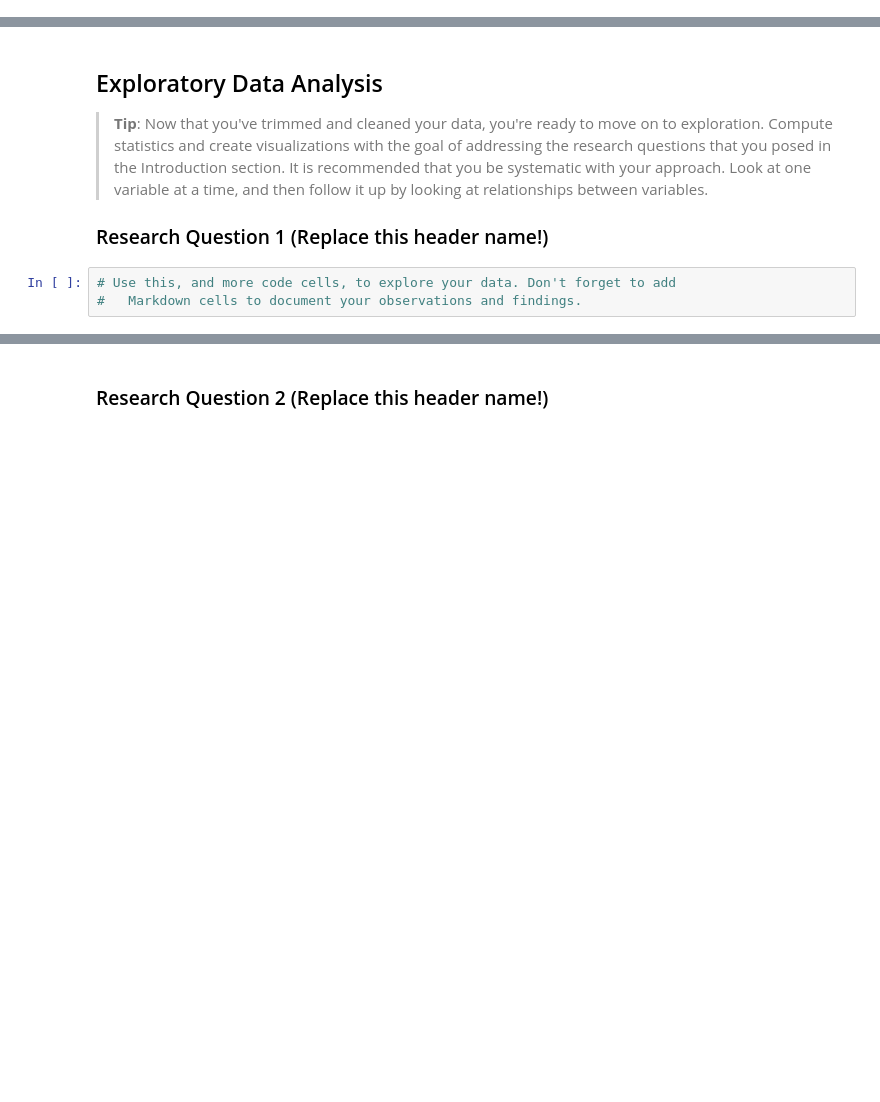
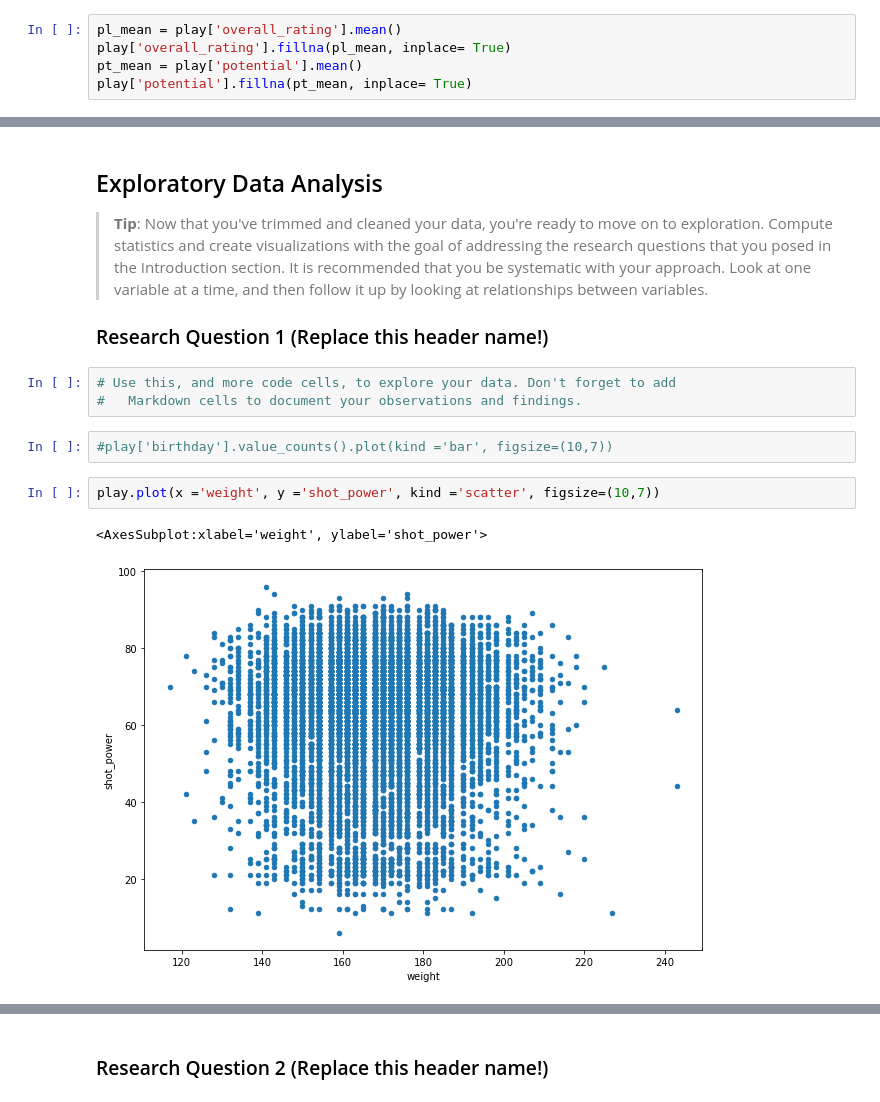
Before and after one commit to btrian/soccerdb, a Jupyter notebook: kaggle soccer.ipynb, the cells around one changed output, grey strips where cells are left out. Drawn from its saved outputs; the diff is of its cells as text; blank space fills up the shorter version.

Commit message:
.ipynb: created charts

```diff
--- a/kaggle soccer.ipynb
+++ b/kaggle soccer.ipynb
@@ -86,0 +237,5 @@ py_at player attributes
+# %%
+pl_mean = play['overall_rating'].mean()
+play['overall_rating'].fillna(pl_mean, inplace= True)
+pt_mean = play['potential'].mean()
+play['potential'].fillna(pt_mean, inplace= True)
@@ -144,3 +273,10 @@ dtype: object
 # %%
 # Use this, and more code cells, to explore your data. Don't forget to add
 #   Markdown cells to document your observations and findings.
+# %%
+#play['birthday'].value_counts().plot(kind ='bar', figsize=(10,7))
+# %%
+play.plot(x ='weight', y ='shot_power', kind ='scatter', figsize=(10,7))
+# %% [output]
+<AxesSubplot:xlabel='weight', ylabel='shot_power'>
+[figure, added]
```
Also changed, not shown: parts of 20 cells of this notebook, 1 other file.
